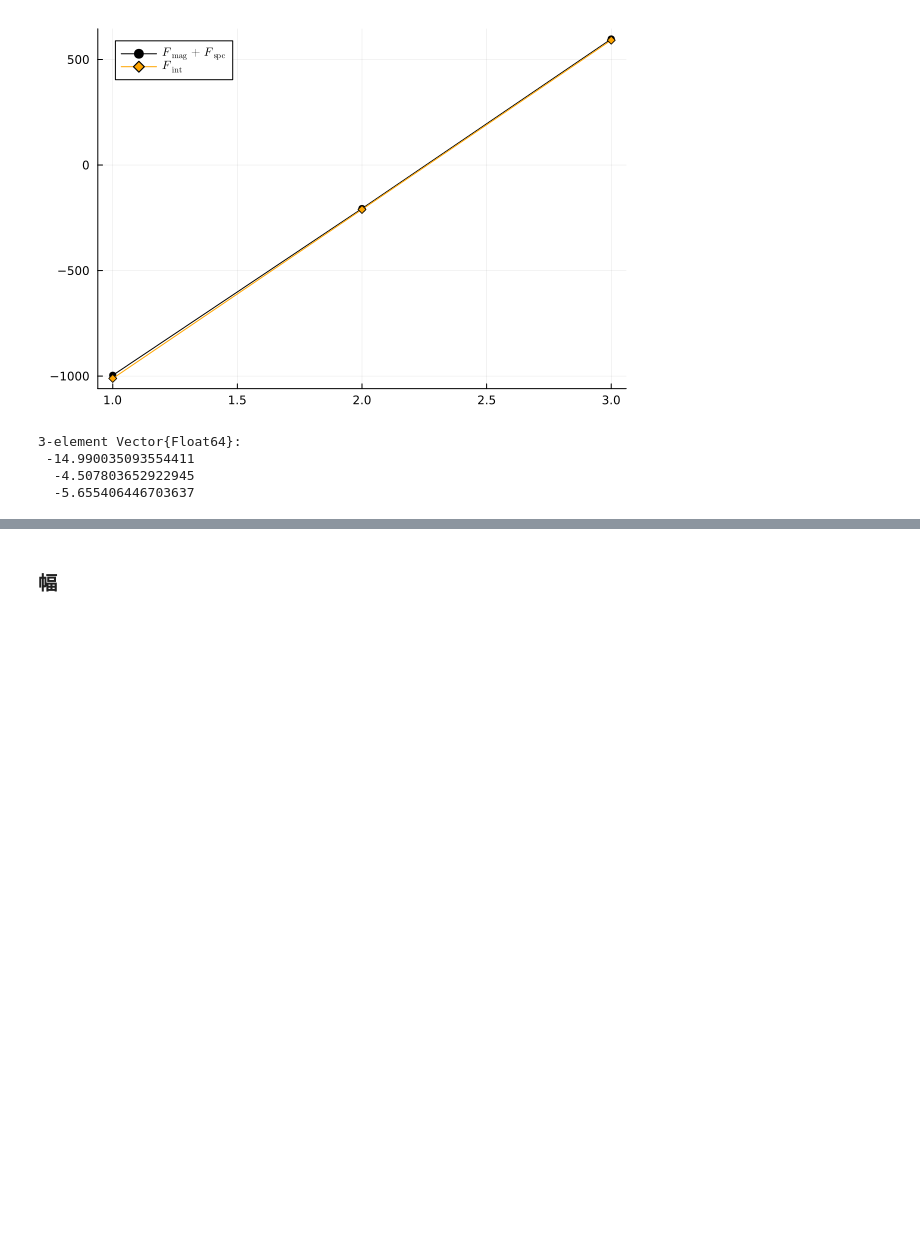
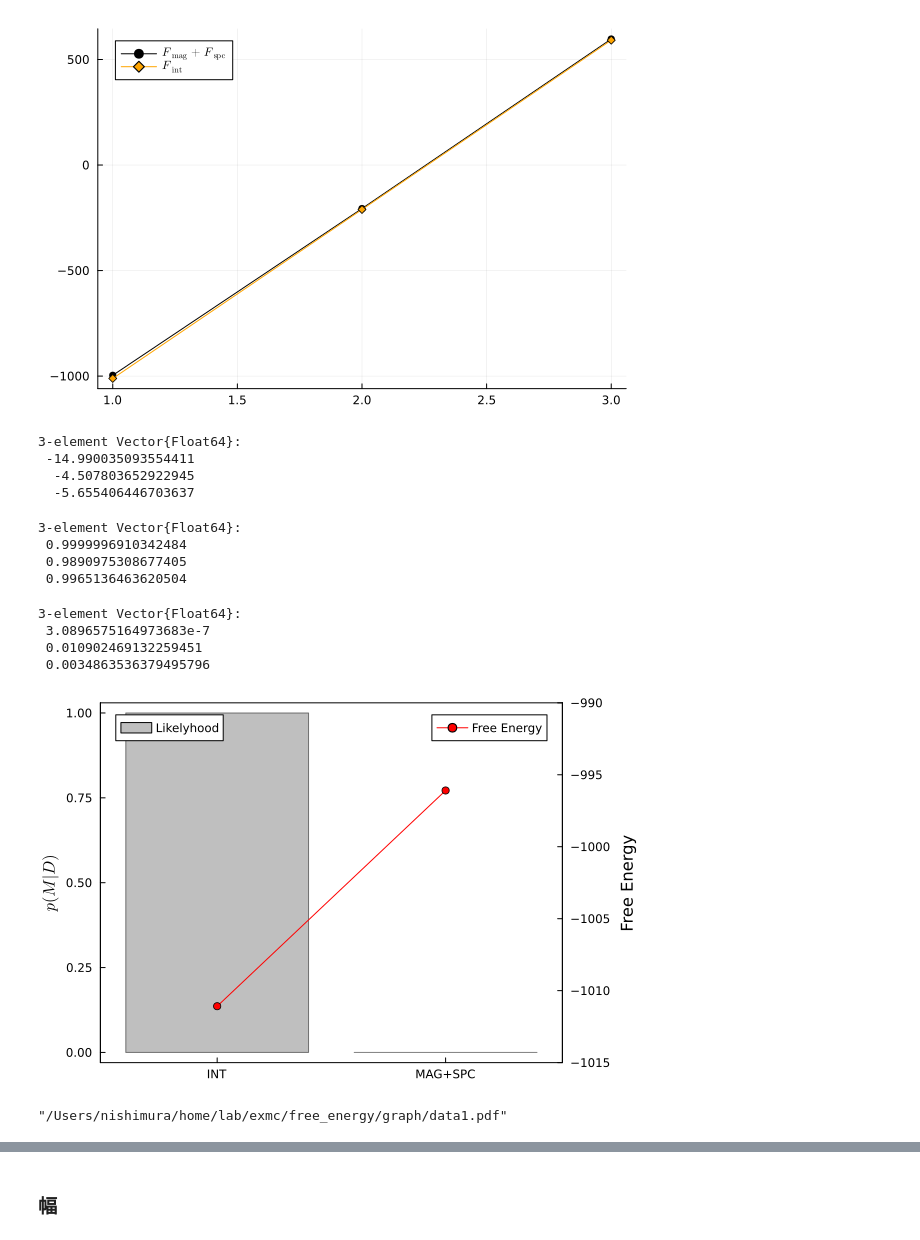
Before and after one commit to alessi-24/lab, a Jupyter notebook: exmc/phase_chart/phase_chart_paper.ipynb, the cells around one changed output, grey strips where cells are left out. Drawn from its saved outputs; the diff is of its cells as text; code cells hidden in the pictures; blank space fills up the shorter version.

```diff
--- a/exmc/phase_chart/phase_chart_paper.ipynb
+++ b/exmc/phase_chart/phase_chart_paper.ipynb
@@ -704,3 +704,53 @@ dif = free_int - free_sum
  -14.990035093554411
   -4.507803652922945
   -5.655406446703637
+# %%
+prob_int = 1 ./ (1 .+ exp.(dif))
+# %% [output]
+3-element Vector{Float64}:
+ 0.9999996910342484
+ 0.9890975308677405
+ 0.9965136463620504
+# %%
+prob_sum = 1 .- prob_int
+# %% [output]
+3-element Vector{Float64}:
+ 3.0896575164973683e-7
+ 0.010902469132259451
+ 0.0034863536379495796
+# %%
+plot(
+    bar(
+        ["INT","MAG+SPC"],
+        #[1,2],
+        [prob_int[1],prob_sum[1]],
+        ylabel = L"p(M|D)",
+        label = "Likelyhood",
+        color = :gray,
+        alpha = 0.5,
+        legend=:topleft,
+    )
+)
+
+plot!(
+    twinx(),
+    ["INT","MAG+SPC"],
+    [free_int[1], free_sum[1]],
+    markershape=:circle,
+    color = :red,
+    ylabel="Free Energy",
+    label="Free Energy",
+    legend=:topright,
+    ylims = (-1015,-990),
+)
+
+plot!(
+    grid=false,
+    framestyle = :box,
+)
+# %% [output]
+[figure, added]
+# %%
+savefig("/Users/nishimura/home/lab/exmc/free_energy/graph/data1.pdf")
+# %% [output]
+"/Users/nishimura/home/lab/exmc/free_energy/graph/data1.pdf"
```
Also changed, not shown: parts of 4 cells of this notebook, 10 other files.
